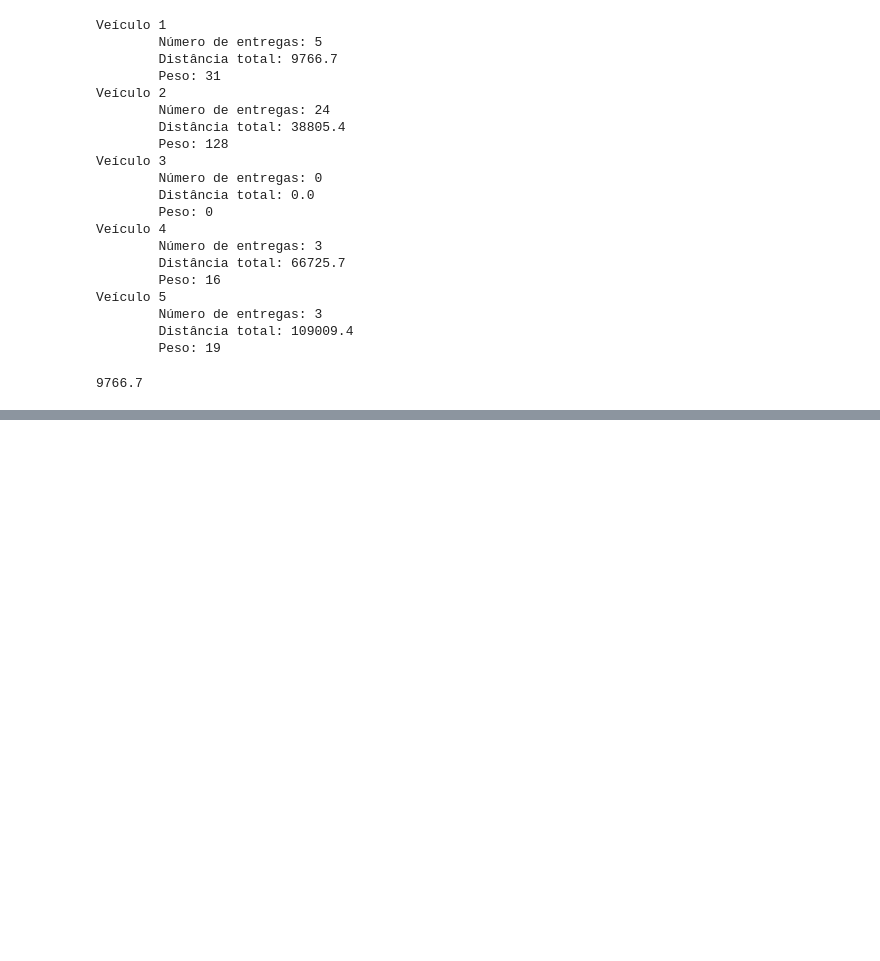
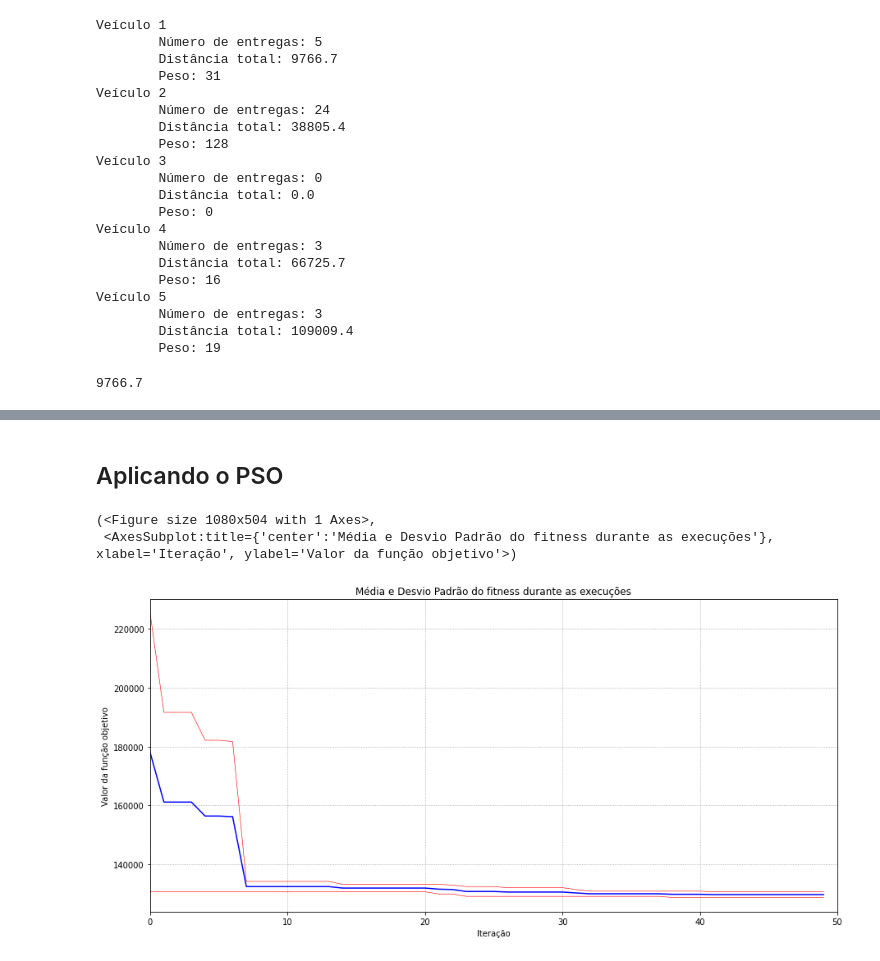
Before and after one commit to pinho/meta-cvrpy, a Jupyter notebook: Demo.ipynb, the cells around one changed output, grey strips where cells are left out. Cells and saved outputs as stored; diff of their text form; code cells hidden in the pictures; blank space fills up the shorter version.

```diff
--- a/Demo.ipynb
+++ b/Demo.ipynb
@@ -127,0 +120,20 @@ Rodando 10a execução... OK
+# %% [markdown]
+## Aplicando o PSO
+# %%
+from loggibud.v1.types import CVRPInstance
+from cvrpy.pso import PSO
+from cvrpy.plotting import Plotter
+
+problem = CVRPInstance.from_file('data/cvrp_castanhal.json')
+pso = PSO(problem, num_particles=4, num_vehicles=5)
+
+c = []
+for _ in range(2):
+    pso.optimize(until=50)
+    c.append(pso.convergence.copy())
+
+Plotter.plot_convergence(c)
+# %% [output]
+(<Figure size 1080x504 with 1 Axes>,
+ <AxesSubplot:title={'center':'Média e Desvio Padrão do fitness durante as execuções'}, xlabel='Iteração', ylabel='Valor da função objetivo'>)
+[figure, added]
```
Also changed, not shown: parts of 2 cells of this notebook, 2 other files.
